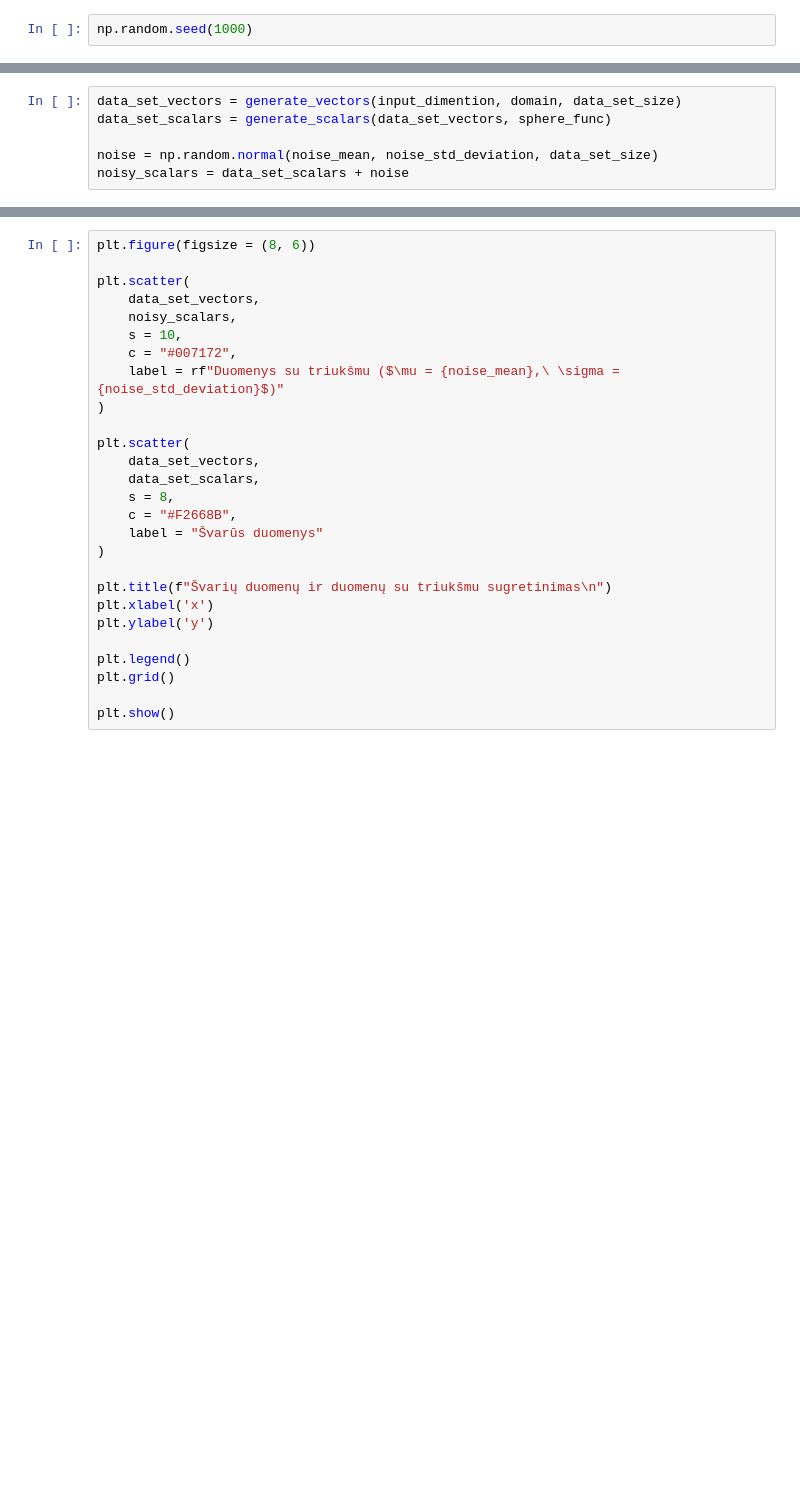
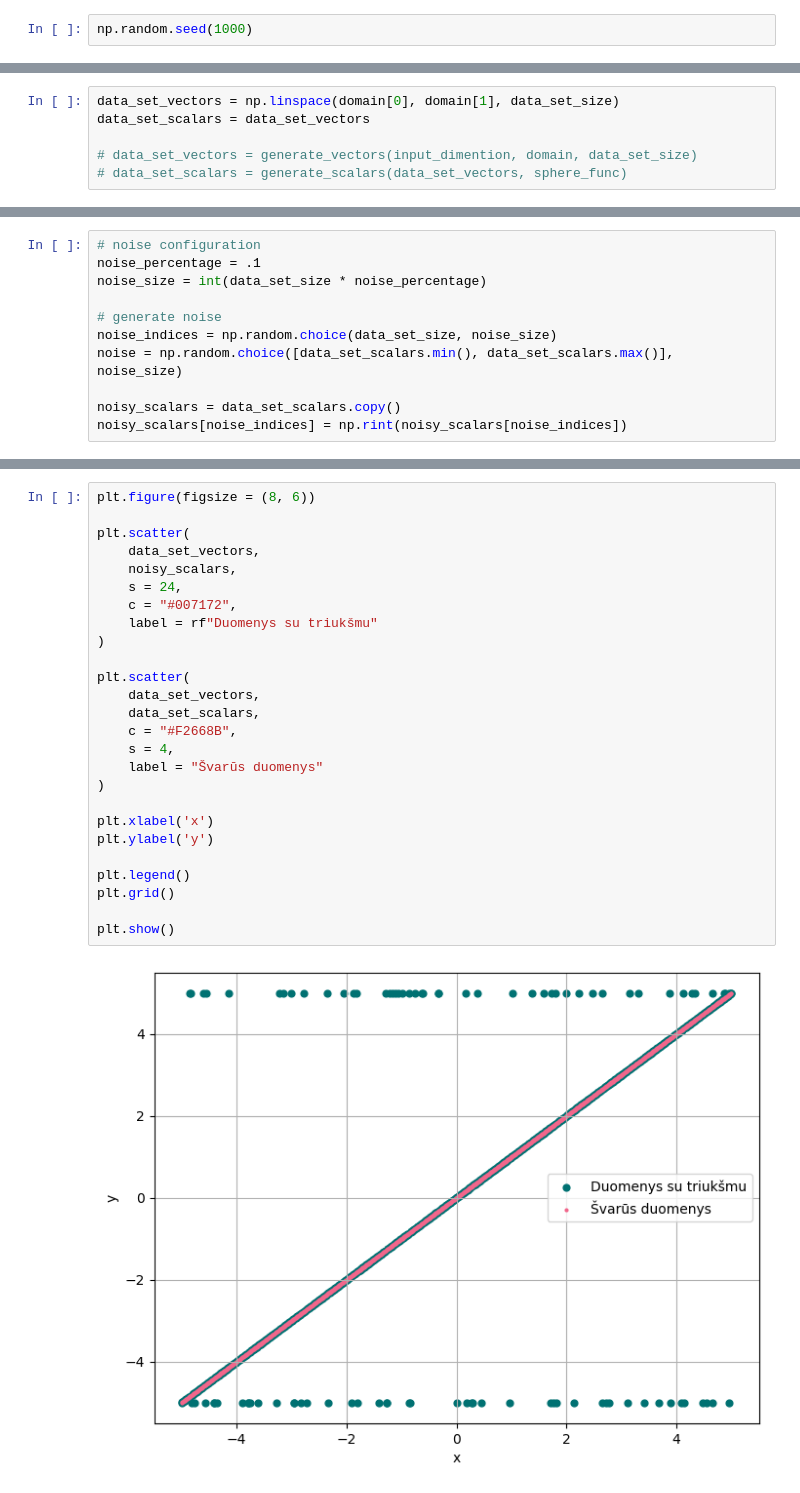
Before and after one commit to zhemepatis/VU-7-C, a Jupyter notebook: code/add_noise_test.ipynb, the cells around one changed output, grey strips where cells are left out. Cells and saved outputs as stored; diff of their text form; blank space fills up the shorter version.

Commit message:
added implementation of some other noises

```diff
--- a/code/add_noise_test.ipynb
+++ b/code/add_noise_test.ipynb
@@ -23,6 +19,6 @@ noise_std_deviation = 1.5
 # %%
-data_set_vectors = generate_vectors(input_dimention, domain, data_set_size)
-data_set_scalars = generate_scalars(data_set_vectors, sphere_func)
+data_set_vectors = np.linspace(domain[0], domain[1], data_set_size)
+data_set_scalars = data_set_vectors
 
-noise = np.random.normal(noise_mean, noise_std_deviation, data_set_size)
-noisy_scalars = data_set_scalars + noise
+# data_set_vectors = generate_vectors(input_dimention, domain, data_set_size)
+# data_set_scalars = generate_scalars(data_set_vectors, sphere_func)
@@ -28,0 +54,11 @@ noisy_scalars = data_set_scalars + noise
+# %%
+# noise configuration
+noise_percentage = .1
+noise_size = int(data_set_size * noise_percentage)
+
+# generate noise
+noise_indices = np.random.choice(data_set_size, noise_size)
+noise = np.random.choice([data_set_scalars.min(), data_set_scalars.max()], noise_size)
+
+noisy_scalars = data_set_scalars.copy()
+noisy_scalars[noise_indices] = np.rint(noisy_scalars[noise_indices])
@@ -29,27 +67,28 @@ noisy_scalars = data_set_scalars + noise
 # %%
 plt.figure(figsize = (8, 6))
 
 plt.scatter(
     data_set_vectors,
     noisy_scalars,
-    s = 10,
+    s = 24,
     c = "#007172",
-    label = rf"Duomenys su triukšmu ($\mu = {noise_mean},\ \sigma = {noise_std_deviation}$)"
+    label = rf"Duomenys su triukšmu"
 )
 
 plt.scatter(
     data_set_vectors,
     data_set_scalars,
-    s = 8,
     c = "#F2668B",
+    s = 4,
     label = "Švarūs duomenys"
 )
 
-plt.title(f"Švarių duomenų ir duomenų su triukšmu sugretinimas\n")
 plt.xlabel('x')
 plt.ylabel('y')
 
 plt.legend()
 plt.grid()
 
 plt.show()
+# %% [output]
+[figure, added]
```
Also changed, not shown: parts of 8 cells of this notebook.
